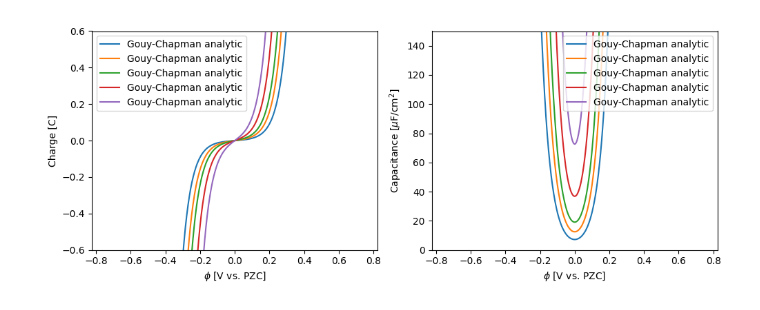
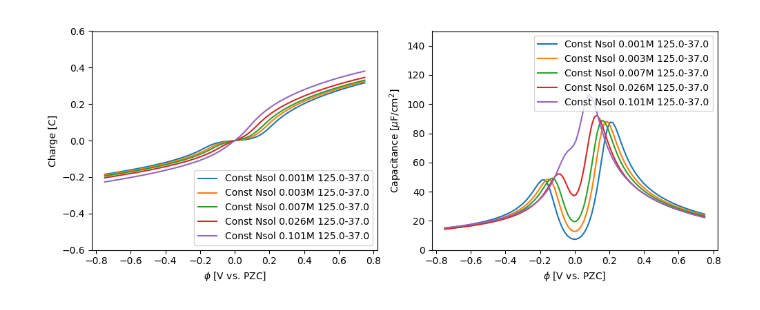
Before and after one commit to lucasdekam/frumkin, a Jupyter notebook: ojha2019.ipynb, the cells around one changed output. Drawn from its saved outputs; the diff is of its cells as text; code cells hidden in the pictures.

Commit message:
tidy up model code
Now only two main models: Abrashkin as classic DPB and HuangSimple with constant Nsol

```diff
--- a/ojha2019.ipynb
+++ b/ojha2019.ipynb
@@ -9,15 +9,17 @@ import plotting
 # %%
 potentials = np.linspace(-0.75, 0.75, 100)
 
 x_list = [0, 2, 6, 25, 100]
 sol_list = []
 
 for x in x_list:
-    sol = sweep.gouy_chapman(1e-3 + x*1e-3, np.linspace(potentials[0], potentials[-1], 1000))
+    simple = models.HuangSimple(1e-3 + x*1e-3, (15/3)**3, (10/3)**3)
+    sol = sweep.numerical(simple, potentials, force_recalculation=True)
+
     sol_list.append(sol)
 
 fig, ax = plotting.plot_potential_sweep(sol_list)
 
 plt.show()
 # %% [output]
-[figure, old version]
+[figure, new version]
```
Also changed, not shown: parts of 2 cells of this notebook, 7 other files.
